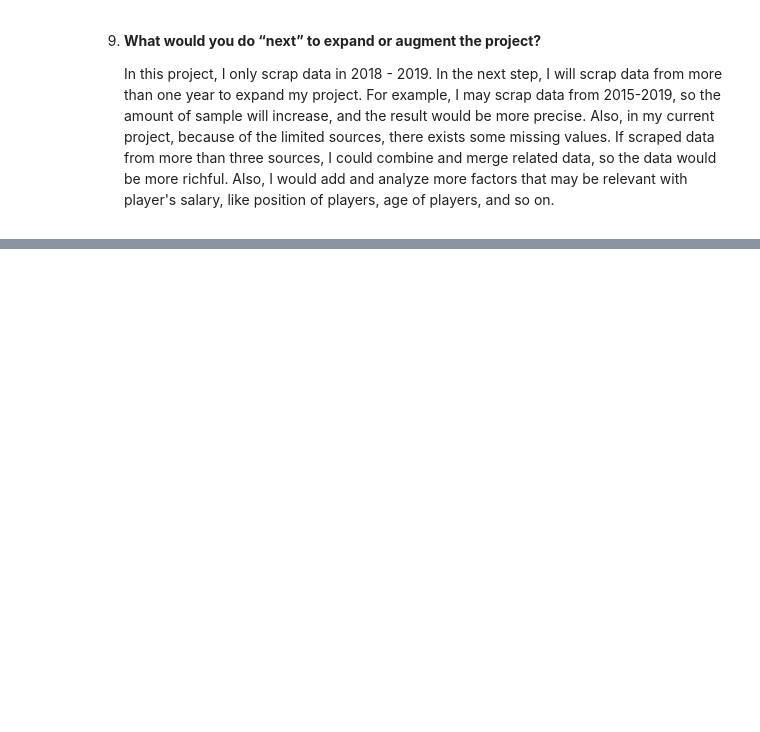
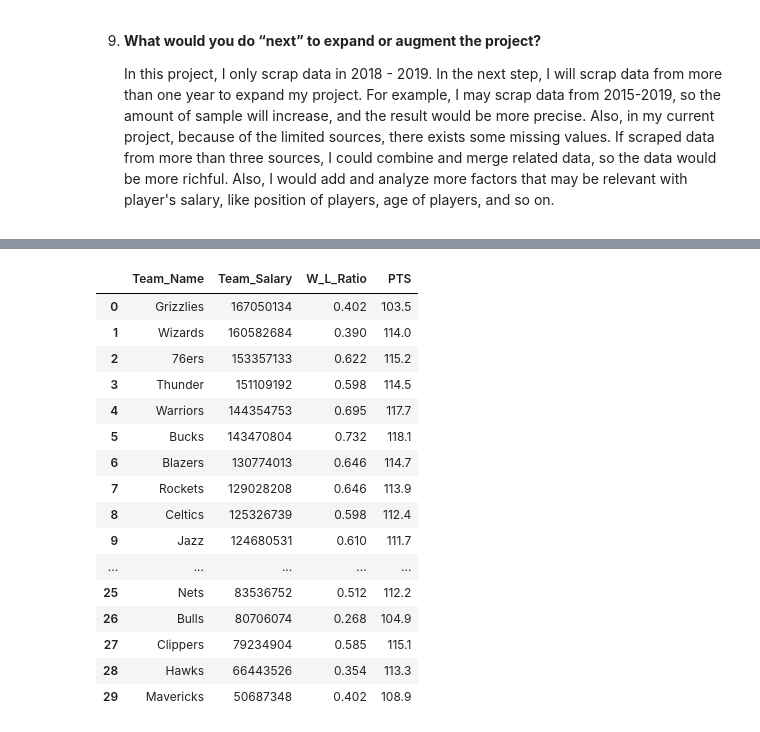
Before and after one commit to LALALA1010/inf510_project, a Jupyter notebook: na_li.ipynb, the cells around one changed output, grey strips where cells are left out. Cells and saved outputs as stored; diff of their text form; code cells hidden in the pictures; blank space fills up the shorter version.

```diff
--- a/na_li.ipynb
+++ b/na_li.ipynb
@@ -158,0 +174,22 @@ plt.savefig('Relationship Between Team Win_Lost Ratio, PTS, and Team Salary')
+# %%
+# Take a look at team data column.
+team_data_df = processed_df[1]
+team_data_df
+# %% [output]
+|  | Team_Name | Team_Salary | W_L_Ratio | PTS |
+| 0 | Grizzlies | 167050134 | 0.402 | 103.5 |
+| 1 | Wizards | 160582684 | 0.390 | 114.0 |
+| 2 | 76ers | 153357133 | 0.622 | 115.2 |
+| 3 | Thunder | 151109192 | 0.598 | 114.5 |
+| 4 | Warriors | 144354753 | 0.695 | 117.7 |
+| 5 | Bucks | 143470804 | 0.732 | 118.1 |
+| 6 | Blazers | 130774013 | 0.646 | 114.7 |
+| 7 | Rockets | 129028208 | 0.646 | 113.9 |
+| 8 | Celtics | 125326739 | 0.598 | 112.4 |
+| 9 | Jazz | 124680531 | 0.610 | 111.7 |
+| ... | ... | ... | ... | ... |
+| 25 | Nets | 83536752 | 0.512 | 112.2 |
+| 26 | Bulls | 80706074 | 0.268 | 104.9 |
+| 27 | Clippers | 79234904 | 0.585 | 115.1 |
+| 28 | Hawks | 66443526 | 0.354 | 113.3 |
+| 29 | Mavericks | 50687348 | 0.402 | 108.9 |
```
Also changed, not shown: parts of 7 cells of this notebook.
